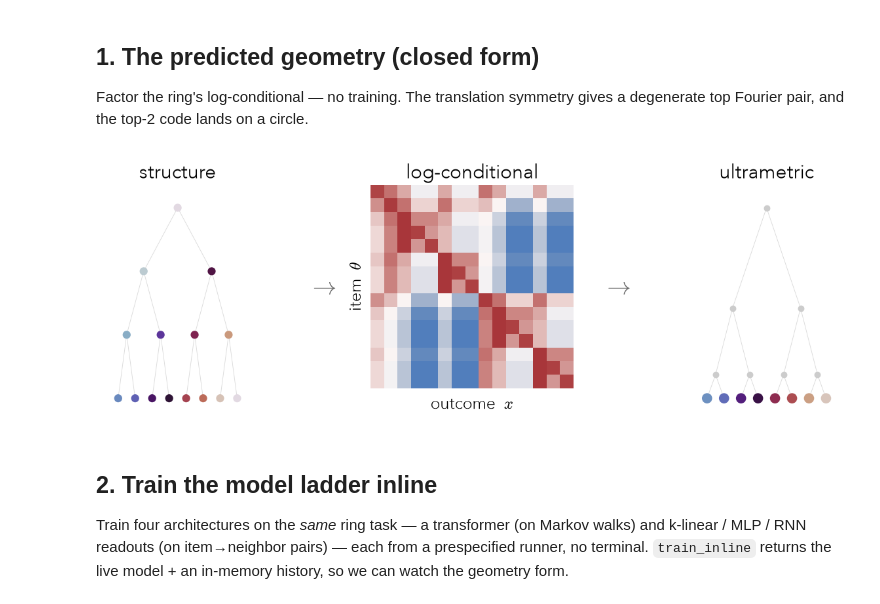
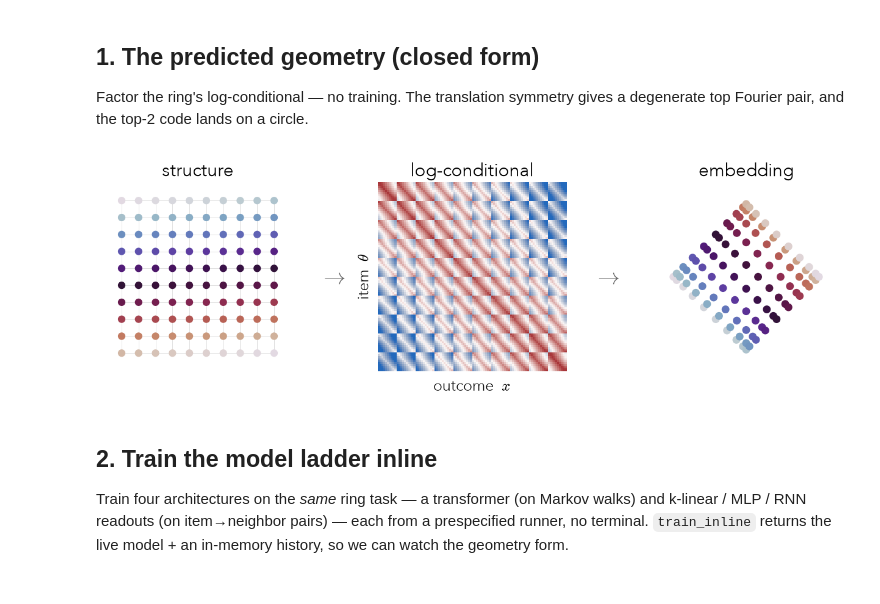
Before and after one commit to wurgaft-goodfire/rational-reps, a Jupyter notebook: src/notebooks/geometry_analysis.ipynb, the cells around one changed output. Cells and saved outputs as stored; diff of their text form; code cells hidden in the pictures.

```diff
--- a/src/notebooks/geometry_analysis.ipynb
+++ b/src/notebooks/geometry_analysis.ipynb
@@ -23,13 +23,12 @@ Factor the ring's log-conditional — no training. The translation symmetry give
 top Fourier pair, and the top-2 code lands on a circle.
 # %%
 # pick a structure here — everything below follows from it
-spec = {"structure": "tree", "n": 3, "k": 2, "gamma": 0.8, "leaves_only": False}   # e.g. {"structure": "chain", "n": 24} or {"structure": "grid", "n": 6, "m": 6}
+spec = {"structure": "grid", "n": 10, "cooccurrence": "geodesic"}
 L = graph_conditional(spec)
 E_pred = predicted_geometry(L)
-# trees: tree_view="ultrametric" (default) | "pca" | "simplex"; set leaves_only=True in spec for leaf-only items
 plot_utils.plot_predicted_geometry(spec, L, E_pred);
 # %% [output]
-[figure, old version]
+[figure, new version]
 # %% [markdown]
 ## 2. Train the model ladder inline
 
```
Also changed, not shown: parts of 2 cells of this notebook, 9 other files.
